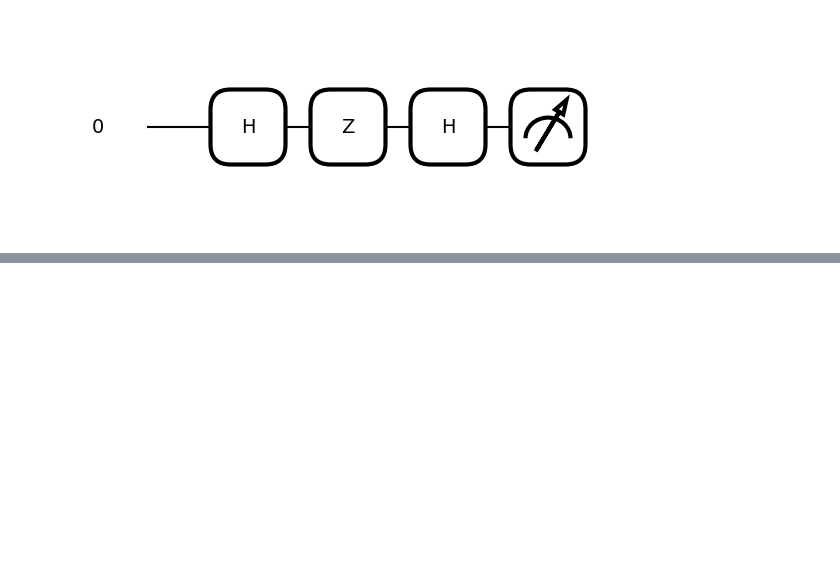
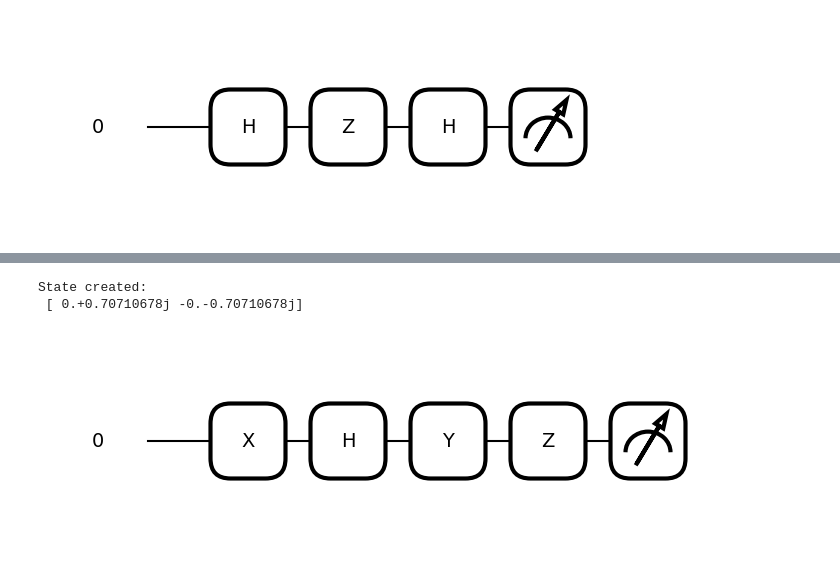
Before and after one commit to MPSLab-ASU/QML-Tutorials, a Jupyter notebook: Week1/Lecture1.ipynb, the cells around one changed output, grey strips where cells are left out. Drawn from its saved outputs; the diff is of its cells as text; code cells hidden in the pictures; blank space fills up the shorter version.

```diff
--- a/Week1/Lecture1.ipynb
+++ b/Week1/Lecture1.ipynb
@@ -122,0 +152,7 @@ Output of the circuit [0. 1.]
+# %%
+## Add Your code here
+draw_and_get_state([qml.X,qml.Hadamard,qml.Y,qml.Z])
+# %% [output]
+State created:
+ [ 0.+0.70710678j -0.-0.70710678j]
+[figure, added]
```
Also changed, not shown: parts of 10 cells of this notebook, 1 other file.
